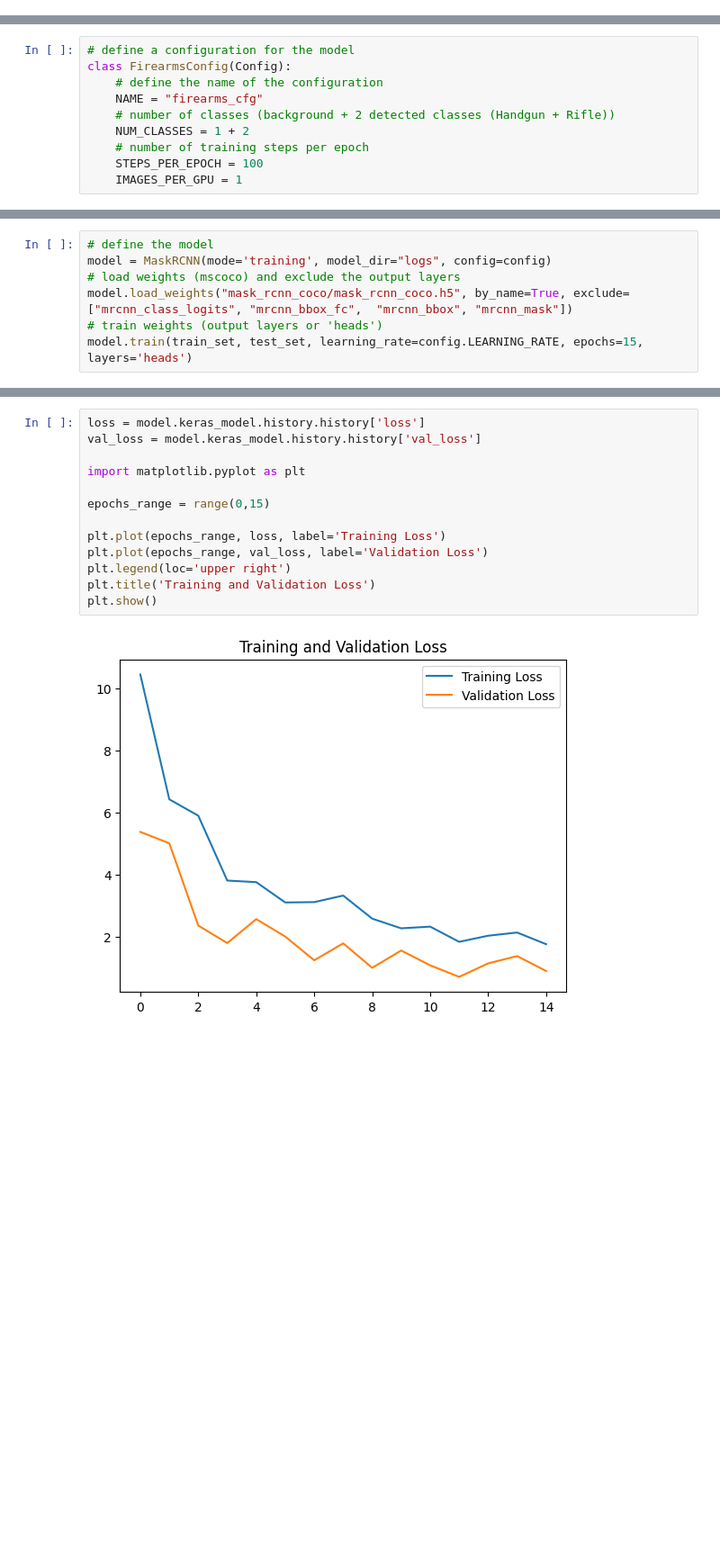
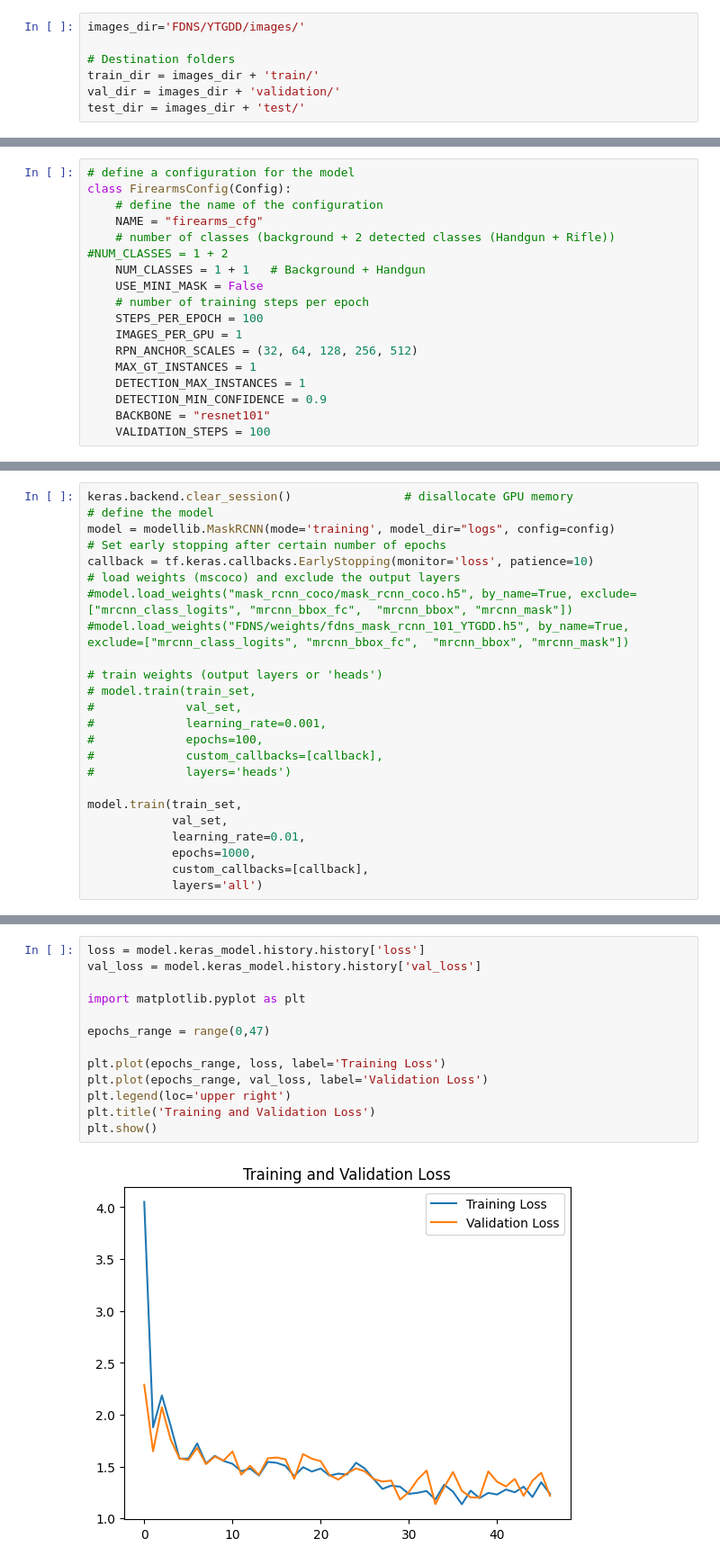
Before and after one commit to PatrickKudo/FDNS, a Jupyter notebook: FDNS_mask_rcnn.ipynb, the cells around one changed output, grey strips where cells are left out. Shown at 90% size. Drawn from its saved outputs; the diff is of its cells as text; blank space fills up the shorter version.

```diff
--- a/FDNS_mask_rcnn.ipynb
+++ b/FDNS_mask_rcnn.ipynb
@@ -124,4 +117,11 @@ class FirearmsDataset(Dataset):
     def image_reference(self, image_id):
         info = self.image_info[image_id]
         return info['path']
+# %%
+images_dir='FDNS/YTGDD/images/'
+
+# Destination folders
+train_dir = images_dir + 'train/'
+val_dir = images_dir + 'validation/'
+test_dir = images_dir + 'test/'
 # %%
@@ -163,10 +166,18 @@ class FirearmsConfig(Config):
 	# define the name of the configuration
 	NAME = "firearms_cfg"
 	# number of classes (background + 2 detected classes (Handgun + Rifle))
-	NUM_CLASSES = 1 + 2
+#NUM_CLASSES = 1 + 2
+	NUM_CLASSES = 1 + 1   # Background + Handgun
+	USE_MINI_MASK = False
 	# number of training steps per epoch
 	STEPS_PER_EPOCH = 100
 	IMAGES_PER_GPU = 1
+	RPN_ANCHOR_SCALES = (32, 64, 128, 256, 512)
+	MAX_GT_INSTANCES = 1
+	DETECTION_MAX_INSTANCES = 1
+	DETECTION_MIN_CONFIDENCE = 0.9
+	BACKBONE = "resnet101"
+	VALIDATION_STEPS = 100
 # %%
 # prepare config
 config = FirearmsConfig()
@@ -197,10 +207,27 @@ GRADIENT_CLIP_NORM             5.0
 /tf
 /tf/logs
 # %%
+keras.backend.clear_session()                # disallocate GPU memory
 # define the model
-model = MaskRCNN(mode='training', model_dir="logs", config=config)
+model = modellib.MaskRCNN(mode='training', model_dir="logs", config=config)
+# Set early stopping after certain number of epochs
+callback = tf.keras.callbacks.EarlyStopping(monitor='loss', patience=10)
 # load weights (mscoco) and exclude the output layers
-model.load_weights("mask_rcnn_coco/mask_rcnn_coco.h5", by_name=True, exclude=["mrcnn_class_logits", "mrcnn_bbox_fc",  "mrcnn_bbox", "mrcnn_mask"])
+#model.load_weights("mask_rcnn_coco/mask_rcnn_coco.h5", by_name=True, exclude=["mrcnn_class_logits", "mrcnn_bbox_fc",  "mrcnn_bbox", "mrcnn_mask"])
+#model.load_weights("FDNS/weights/fdns_mask_rcnn_101_YTGDD.h5", by_name=True, exclude=["mrcnn_class_logits", "mrcnn_bbox_fc",  "mrcnn_bbox", "mrcnn_mask"])
+
 # train weights (output layers or 'heads')
-model.train(train_set, test_set, learning_rate=config.LEARNING_RATE, epochs=15, layers='heads')
+# model.train(train_set,
+#             val_set,
+#             learning_rate=0.001,
+#             epochs=100,
+#             custom_callbacks=[callback],
+#             layers='heads')
+
+model.train(train_set,
+            val_set,
+            learning_rate=0.01,
+            epochs=1000,
+            custom_callbacks=[callback],
+            layers='all')
 # %% [output]
@@ -265,18 +292,18 @@ model.keras_model.history.history
 # %%
 loss = model.keras_model.history.history['loss']
 val_loss = model.keras_model.history.history['val_loss']
 
 import matplotlib.pyplot as plt
 
-epochs_range = range(0,15)
+epochs_range = range(0,47)
 
 plt.plot(epochs_range, loss, label='Training Loss')
 plt.plot(epochs_range, val_loss, label='Validation Loss')
 plt.legend(loc='upper right')
 plt.title('Training and Validation Loss')
 plt.show()
 # %% [output]
-[figure, old version]
+[figure, new version]
 # %%
 from matplotlib.patches import Rectangle
 
```
Also changed, not shown: parts of 19 cells of this notebook, 1 other file.
